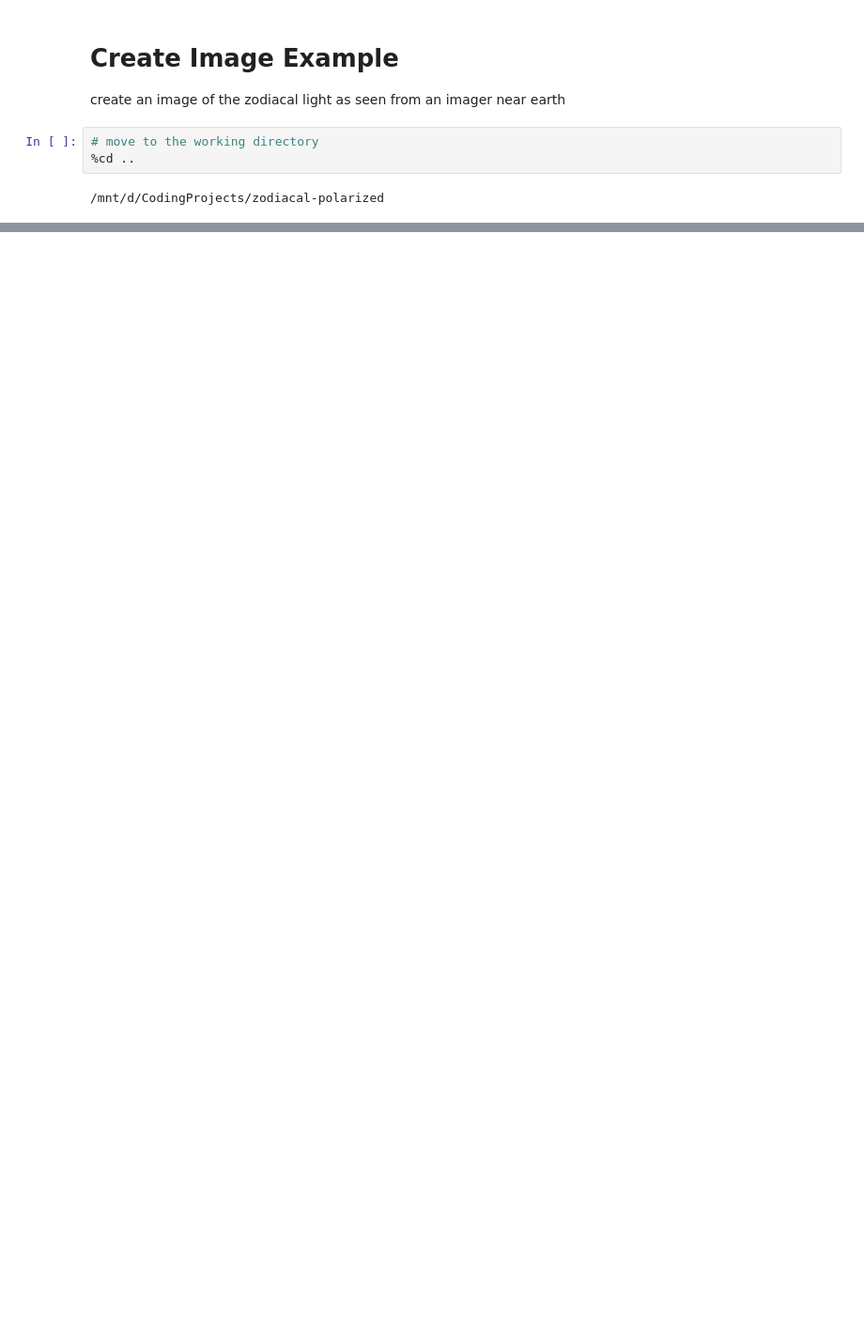
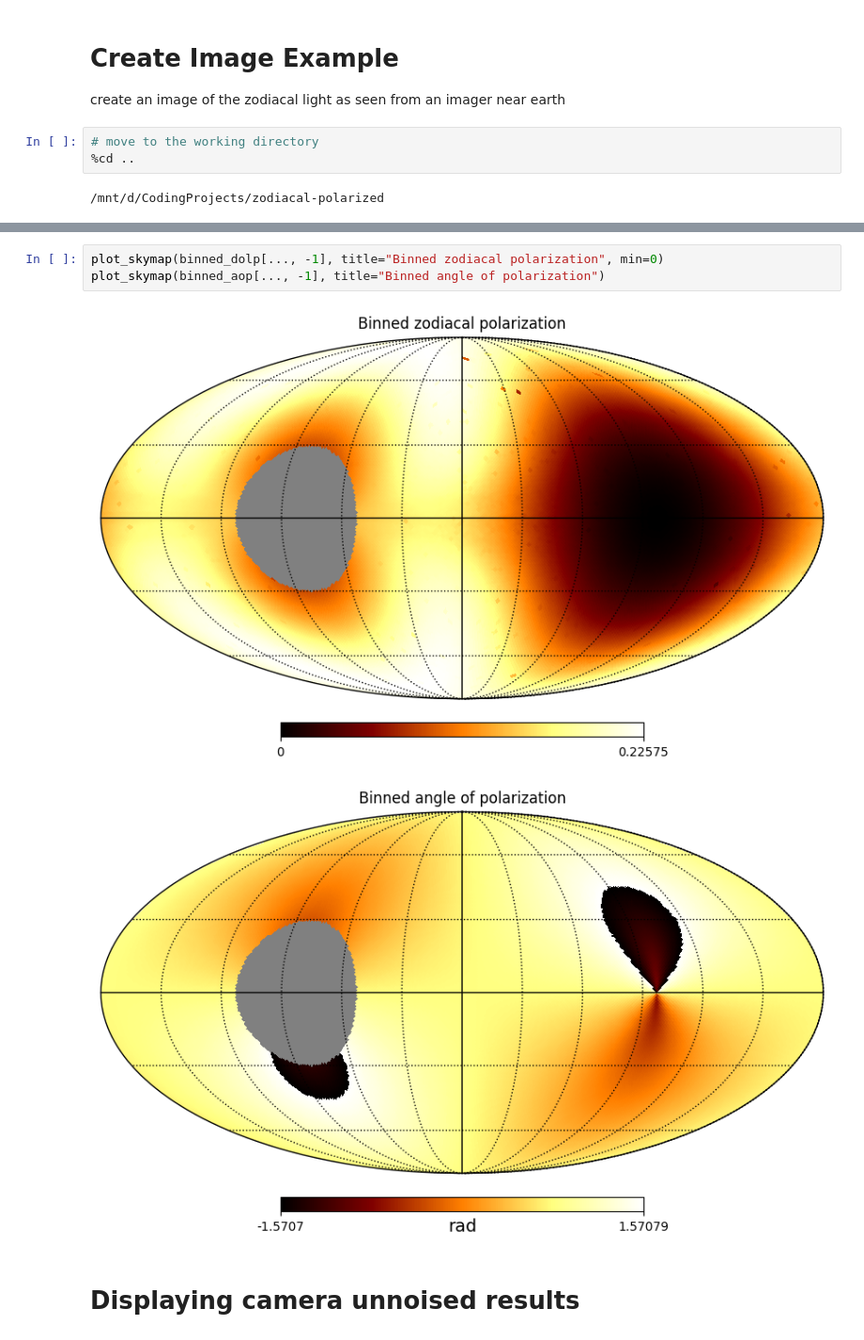
Before and after one commit to oravitan/zodiacal-polarized, a Jupyter notebook: notebooks/create_image_example.ipynb, the cells around one changed output, grey strips where cells are left out. Shown at 94% size. Saved outputs shown, nothing was run; the diff lists cells and outputs as text; blank space fills up the shorter version.

```diff
--- a/notebooks/create_image_example.ipynb
+++ b/notebooks/create_image_example.ipynb
@@ -161,0 +92,8 @@ plt.show()
+# %%
+plot_skymap(binned_dolp[..., -1], title="Binned zodiacal polarization", min=0)
+plot_skymap(binned_aop[..., -1], title="Binned angle of polarization")
+# %% [output]
+[figure, added]
+[figure, added]
+# %% [markdown]
+# Displaying camera unnoised results
```
Also changed, not shown: parts of 25 cells of this notebook, 7 other files.
